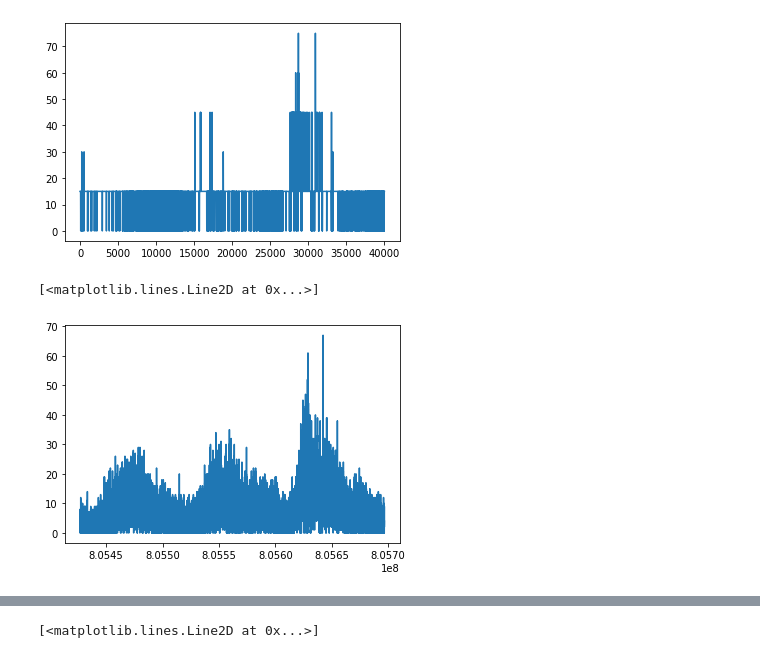
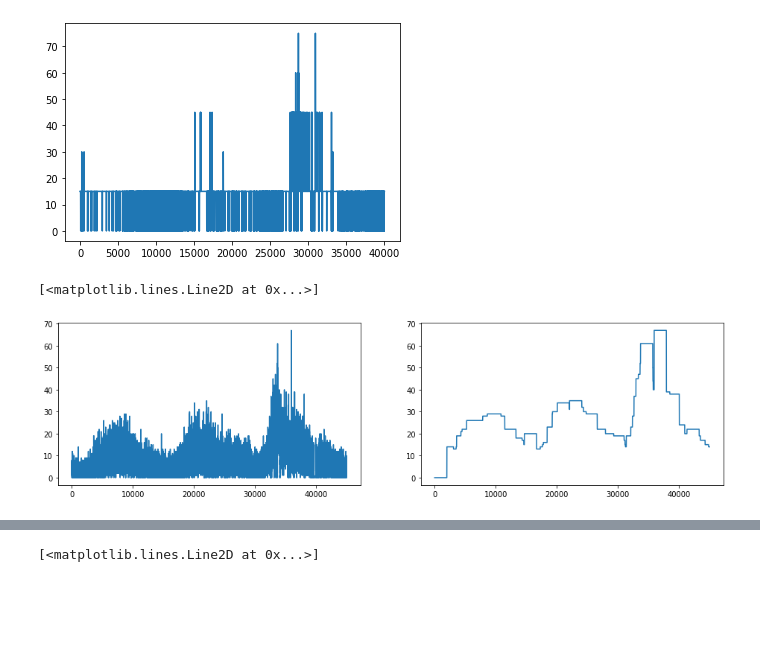
Before and after one commit to nnao45/jaist-my-jupyter, a Jupyter notebook: notebook/nasa_data/test04.ipynb, the cells around one changed output, grey strips where cells are left out. Saved outputs shown, nothing was run; the diff lists cells and outputs as text; code cells hidden in the pictures; blank space fills up the shorter version.

```diff
--- a/notebook/nasa_data/test04.ipynb
+++ b/notebook/nasa_data/test04.ipynb
@@ -132,6 +133,8 @@ rolled_df_6S_count = df_6S["count"].rolling(6).mean().fillna(0).array.reshape(-1
-# %%
-plt.plot(df_6S_date, df_6S_count)
-# %% [output]
-[<matplotlib.lines.Line2D at 0x...>]
-[figure, removed]
+# %%
+fig, axes = plt.subplots(1, 2, figsize=(16, 4))
+axes[0].plot(df_6S_count)
+axes[1].plot(rolled_df_6S_count)
+# %% [output]
+[<matplotlib.lines.Line2D at 0x...>]
+[figure, added]
 # %%
```
Also changed, not shown: parts of 21 cells of this notebook, 28 other files.
